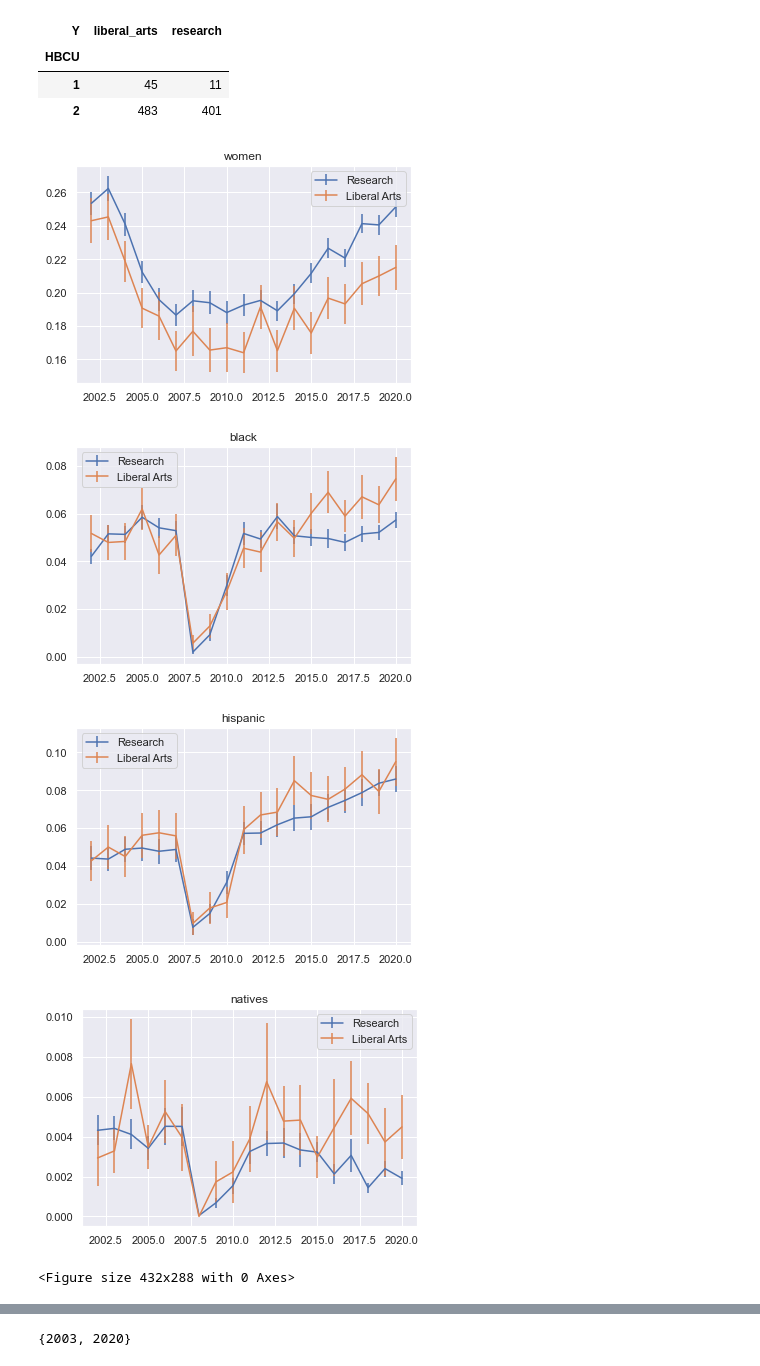
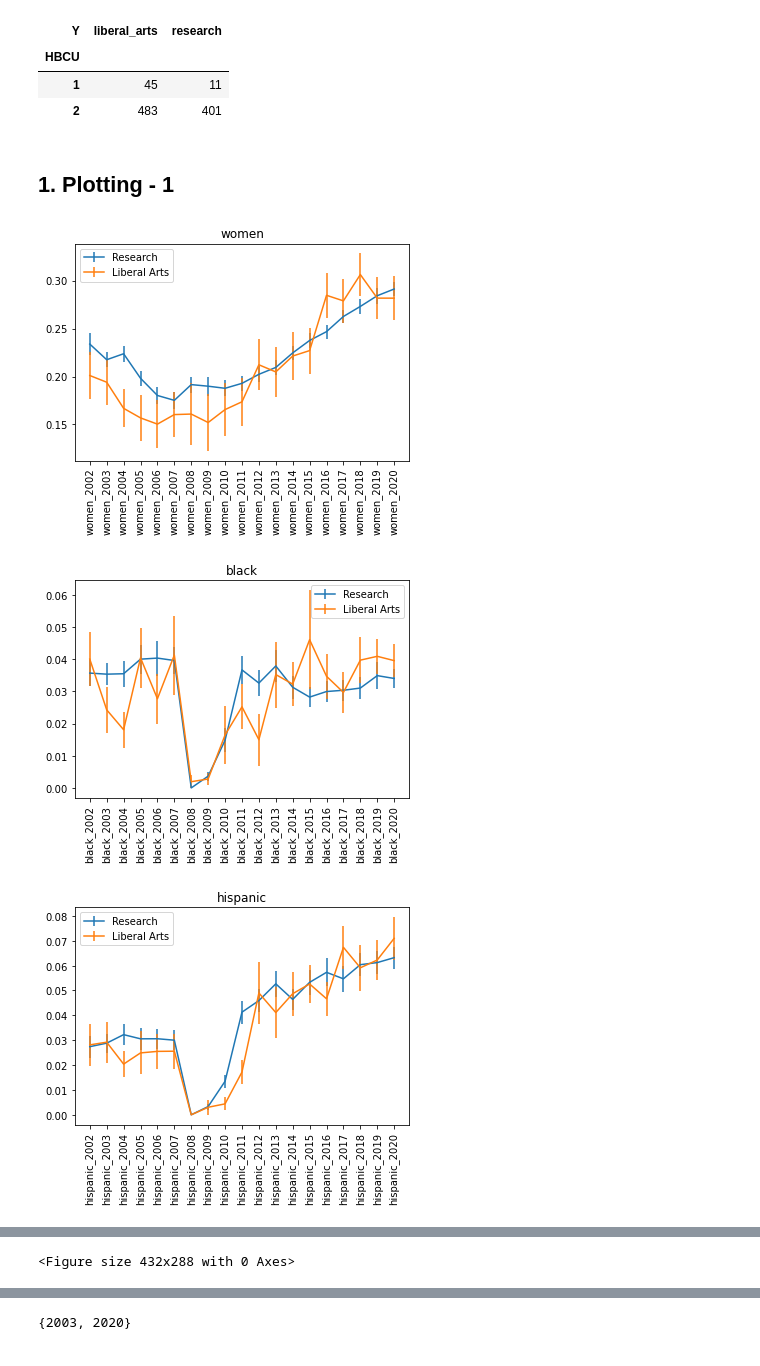
Before and after one commit to jmasontaylor/Education, a Jupyter notebook: src/Women in CS at Liberal Arts vs. Research Unis.ipynb, the cells around one changed output, grey strips where cells are left out. Saved outputs shown, nothing was run; the diff lists cells and outputs as text; code cells hidden in the pictures.

```diff
--- a/src/Women in CS at Liberal Arts vs. Research Unis.ipynb
+++ b/src/Women in CS at Liberal Arts vs. Research Unis.ipynb
@@ -75,35 +44,0 @@ def get_ratios(var, var_alt):
-# %%
-women = ("women", "CTOTALW", "CRACE16")
-black = ("black", "CBKAAT", "CRACE18")
-hispanic = ("hispanic", "CHISPT", "CRACE21")
-natives = ("natives", "CAIANT", "CRACE19")
-
-dfs = {}
-
-for (label, var, var_alt) in [women, black, hispanic, natives]:
-
-    ratios_df = get_ratios(var, var_alt)
-
-    merged = pd.merge(unis, ratios_df, on='UNITID')
-
-    dfs[label] = merged
-
-    merged = merged[merged['HBCU']==2]
-    merged = merged[merged.apply(lambda x: np.all(x[years_sorted]==1)==False, axis=1)]
-
-    years = list(ratios_df.columns)
-    years_sorted = sorted(years)
-    means = merged.groupby('Y').mean()[years_sorted]
-    sems  = merged.groupby('Y').sem()[years_sorted]
-
-    plt.errorbar(x=years_sorted, y=means.loc['research'], yerr=sems.loc['research'])
-    plt.errorbar(x=years_sorted, y=means.loc['liberal_arts'], yerr=sems.loc['liberal_arts'])
-    plt.legend(['Research', 'Liberal Arts'])
-    plt.title(label)
-    plt.figure();
-# %% [output]
-[figure, removed]
-[figure, removed]
-[figure, removed]
-[figure, removed]
-<Figure size 432x288 with 0 Axes>
@@ -109,0 +80,32 @@ for (label, var, var_alt) in [women, black, hispanic, natives]:
+# %% [markdown]
+## 1. Plotting - 1
+# %%
+years = list(results.keys())
+commonids = set(results[years[0]].index)
+for year in years[1:]:
+    commonids = commonids.intersection(set(results[year].index))
+
+all_years = pd.concat([results[year].loc[commonids] for year in years], axis=1)
+merged = pd.merge(unis2, all_years, left_on='UNITID', right_index=True)
+
+for (label, var, var_alt) in [women, black, hispanic, natives]:
+
+    years_sorted = sorted([col for col in merged.columns if label in col])
+
+    '''Filter for non-HBCUs and mixed gender schools'''
+    filtered = merged[merged['HBCU']==2]
+    filtered = filtered[filtered.apply(lambda x: np.all(x[years_sorted]==1)==False, axis=1)]
+
+    means = filtered.groupby('Y').mean()[years_sorted]
+    sems  = filtered.groupby('Y').sem()[years_sorted]
+
+    plt.errorbar(x=years_sorted, y=means.loc['research'], yerr=sems.loc['research'])
+    plt.errorbar(x=years_sorted, y=means.loc['liberal_arts'], yerr=sems.loc['liberal_arts'])
+    plt.legend(['Research', 'Liberal Arts'])
+    plt.xticks(rotation=90);
+    plt.title(label)
+    plt.figure();
+# %% [output]
+[figure, added]
+[figure, added]
+[figure, added]
@@ -109,0 +113 @@ for (label, var, var_alt) in [women, black, hispanic, natives]:
+<Figure size 432x288 with 0 Axes>
```
Also changed, not shown: parts of 11 cells of this notebook.
